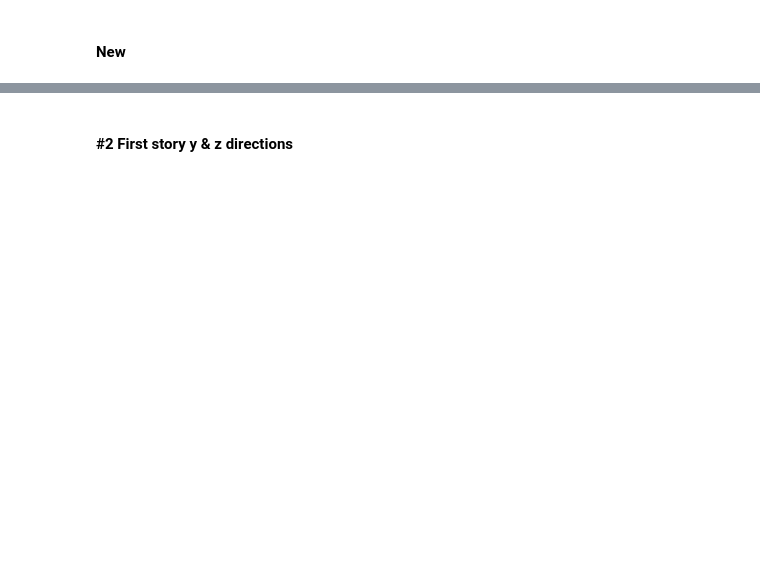
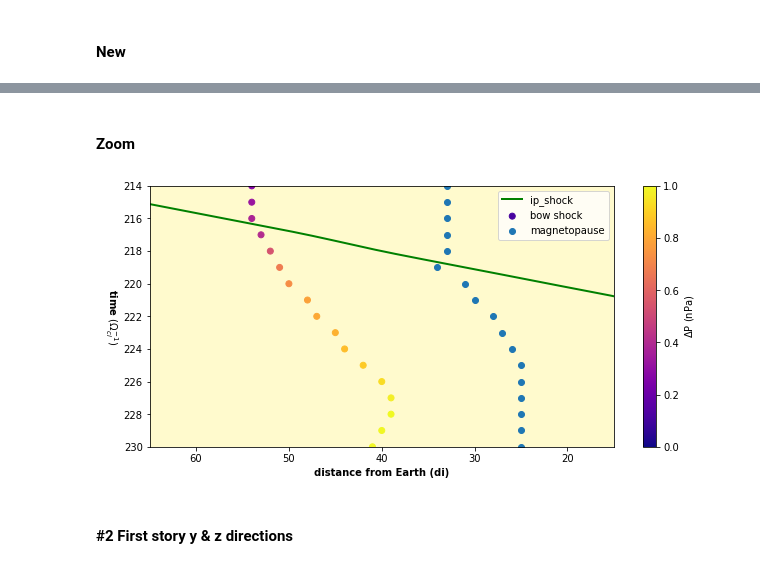
Before and after one commit to cmoissar/Jupyter-Notebooks, a Jupyter notebook: Story_Reader.ipynb, the cells around one changed output, grey strips where cells are left out. Saved outputs shown, nothing was run; the diff lists cells and outputs as text; code cells hidden in the pictures; blank space fills up the shorter version.

```diff
--- a/Story_Reader.ipynb
+++ b/Story_Reader.ipynb
@@ -542,3 +562,68 @@ plt.show()
+# %% [markdown]
+#### Zoom
+# %%
+from matplotlib import cm
+fig = plt.figure()
+ax = fig.add_subplot(111)
+plt.scatter(x_bs_list, time_list, label='bow shock', color=cm.plasma(np.array(deltaP_list)/max(deltaP_list)))
+plt.scatter(x_mp_list, time_list, label='magnetopause')
+plt.plot(x_is_smooth, t_is_smooth, linewidth=2, label='ip_shock', color='green')
+# plt.plot(x_le_smooth, t_le_smooth, linewidth=2, label='mc_leading_edge', color='red')
+plt.gca().invert_xaxis()
+plt.gca().invert_yaxis()
+plt.xlabel('distance from Earth (di)', weight = 'bold')
+plt.ylabel('time $(\Omega_{ci}^{-1})$', weight = 'bold', rotation=270)
+ax.yaxis.set_label_coords(-0.1,0.5)
+plt.legend()
+
+import matplotlib
+from matplotlib.collections import PatchCollection
+import matplotlib.patches as patches
+
+rectangles = []
+colors = []
+
+for i in range(150,len(time_smooth)):
+
+    try:
+        j = np.where(time_list < time_smooth[i])[0][-1]
+    except IndexError:
+        j = j
+
+    try:
+        hauteur = time_smooth[i+1] - time_smooth[i]
+    except IndexError:
+        hauteur = np.mean(np.array(time_smooth[1:]) - np.array(time_smooth[:-1]))
+
+    rectangle = patches.Rectangle( (x_mp_smooth[i],time_smooth[i])  , #position of the bottom-left corner (or top-right if axes are inverted)
+                                    x_bs_smooth[i] - x_mp_smooth[i] , #largeur
+                                    hauteur                         )
+
+    rectangles.append(rectangle)
+    colors.append(deltaP_list[j])
+
+colors = []
+for j in range(150, len(time_list)):
+    colors.append(deltaP_list[j])
+
+colors = np.array(colors)
+p = PatchCollection(rectangles, cmap=matplotlib.cm.plasma)
+p.set_array(colors)
+ax.add_collection(p)
+plt.colorbar(p, label = "$\Delta$P " + f"({unit_P})")
+plt.xlim([65, 15])
+plt.ylim([230, 214]
+        )
+
+#add background color
+ax.set_facecolor('lemonchiffon')
+
+saving_title = "multivariate_collision_zoom_"
+plt.savefig(save_dir + '/' + saving_title + run_name + ".png",
+            transparent=True, bbox_inches='tight', pad_inches=0.1)
+plt.show()
+# %% [output]
+[figure, added]
 # %% [markdown]
 #### #2 First story y & z directions
 # %%
```
Also changed, not shown: parts of 24 cells of this notebook, 1 other file.
